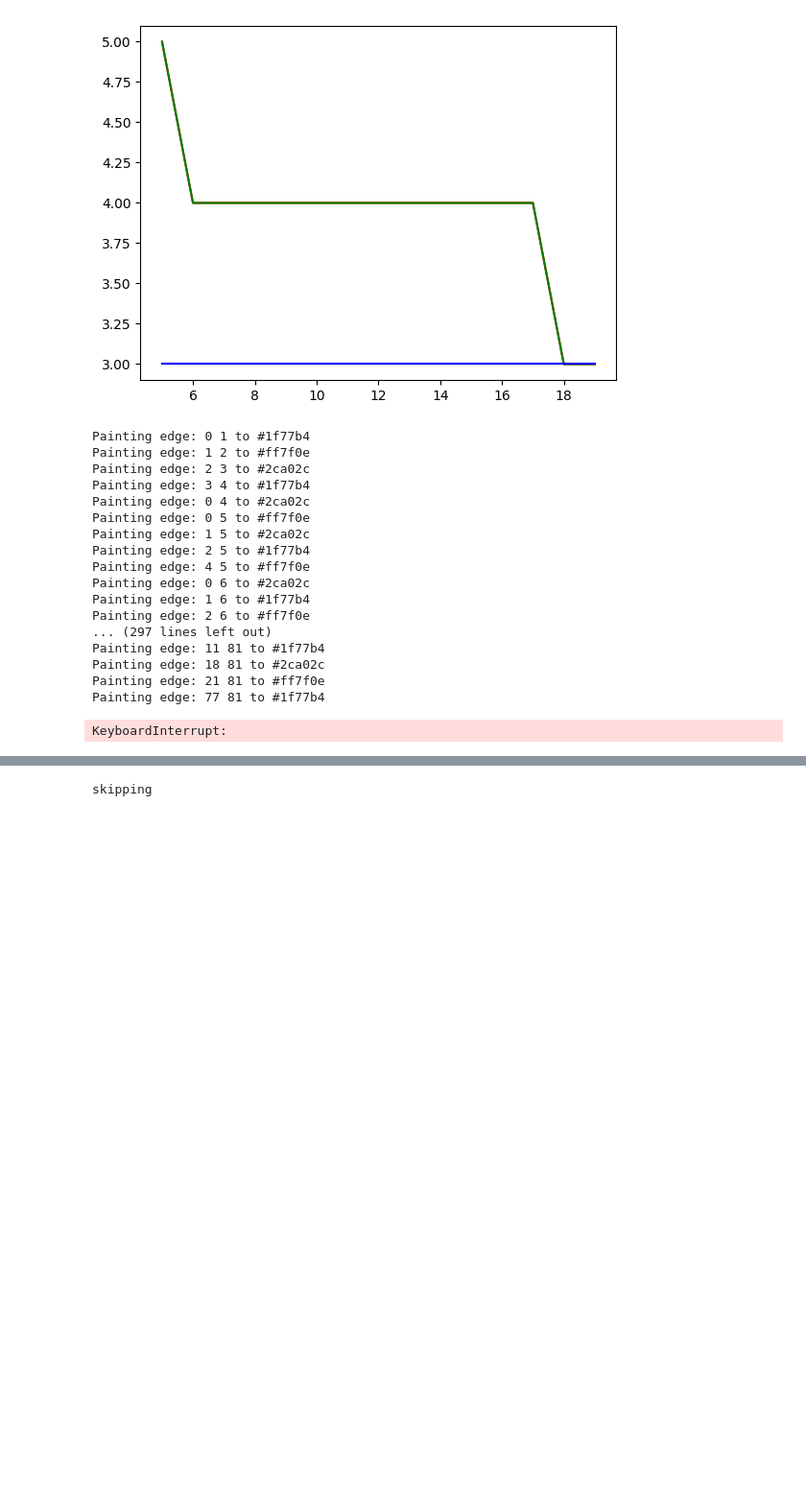
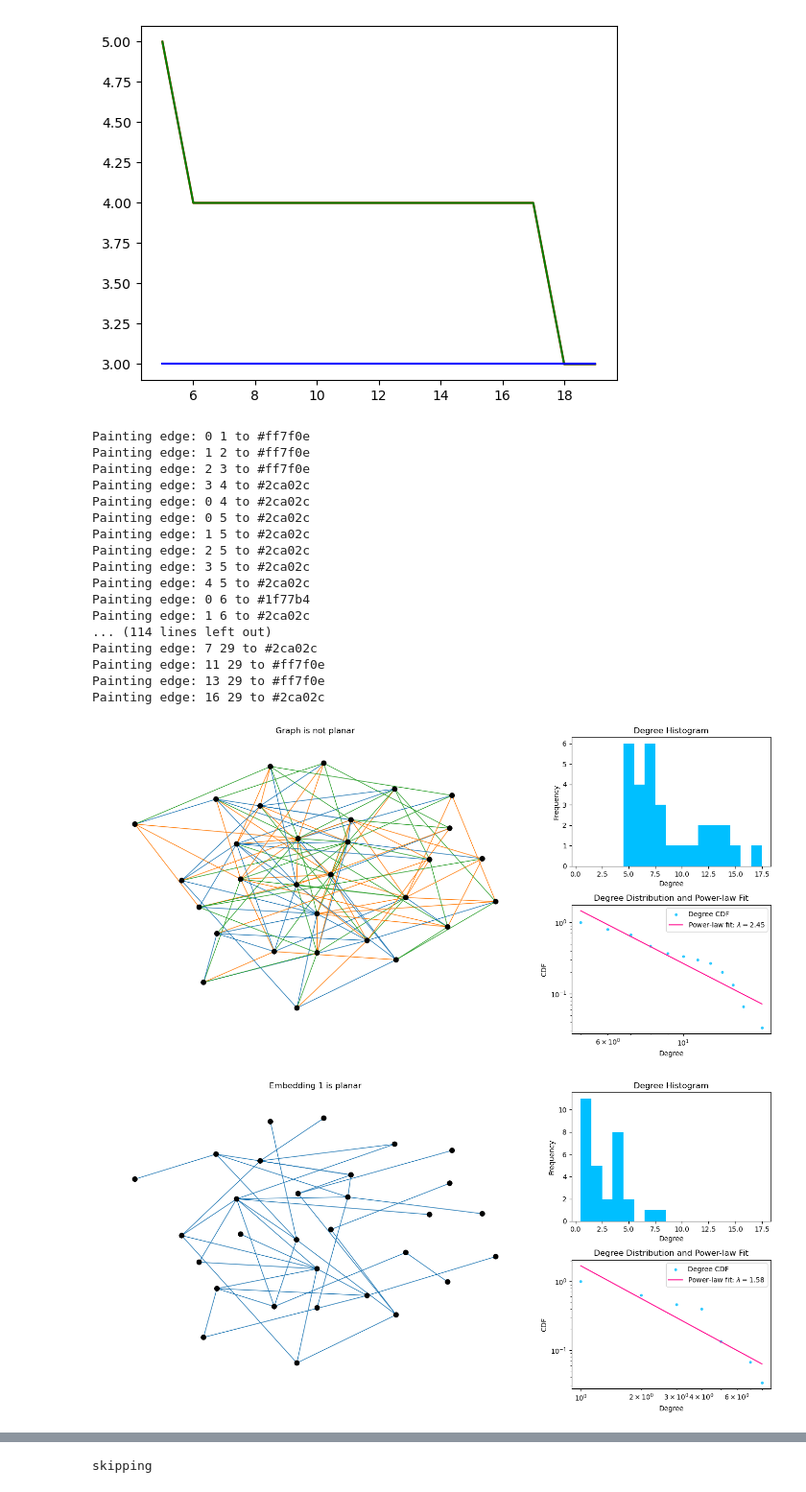
Before and after one commit to karoljanic/preferential-colouring-of-random-graphs, a Jupyter notebook: preferential-colouring-of-random-graphs.ipynb, the cells around one changed output, grey strips where cells are left out. Shown at 96% size. Saved outputs shown, nothing was run; the diff lists cells and outputs as text; code cells hidden in the pictures; blank space fills up the shorter version.

```diff
--- a/preferential-colouring-of-random-graphs.ipynb
+++ b/preferential-colouring-of-random-graphs.ipynb
@@ -248,34 +248,35 @@ def draw_graph(G: nx.Graph, only_properties = False, name: str = 'BA Graph', pos
     return pos, hist_max_deg
 # %%
 INITIAL_NODES = 5
-FINAL_NODES = 100
-EDGES_PER_NODE = 4
+FINAL_NODES = 30
+EDGES_PER_NODE = 5
 EMBEDDING_NUMBERS = 3
 
 ba, embbs = generate_graph_with_embeddings(INITIAL_NODES, FINAL_NODES, EDGES_PER_NODE, EMBEDDING_NUMBERS, 'out')
 
 planar_info = 'is planar' if nx.is_planar(ba) else 'is not planar'
 pos, hist_max_deg = draw_graph(ba, False, 'Graph ' + planar_info, None, None)
 
 for index, embb in enumerate(embbs):
     planar_info = ' is planar' if nx.is_planar(embb) else ' is not planar'
     draw_graph(embb, False, 'Embedding ' + str(index + 1) + planar_info, pos, hist_max_deg)
 # %% [output]
-Painting edge: 0 1 to #1f77b4
+Painting edge: 0 1 to #ff7f0e
 Painting edge: 1 2 to #ff7f0e
-Painting edge: 2 3 to #2ca02c
-Painting edge: 3 4 to #1f77b4
+Painting edge: 2 3 to #ff7f0e
+Painting edge: 3 4 to #2ca02c
 Painting edge: 0 4 to #2ca02c
-Painting edge: 0 5 to #ff7f0e
+Painting edge: 0 5 to #2ca02c
 Painting edge: 1 5 to #2ca02c
-Painting edge: 2 5 to #1f77b4
-Painting edge: 4 5 to #ff7f0e
-Painting edge: 0 6 to #2ca02c
-Painting edge: 1 6 to #1f77b4
-Painting edge: 2 6 to #ff7f0e
-... (297 lines left out)
-Painting edge: 11 81 to #1f77b4
-Painting edge: 18 81 to #2ca02c
-Painting edge: 21 81 to #ff7f0e
-Painting edge: 77 81 to #1f77b4
+Painting edge: 2 5 to #2ca02c
+Painting edge: 3 5 to #2ca02c
+Painting edge: 4 5 to #2ca02c
+Painting edge: 0 6 to #1f77b4
+Painting edge: 1 6 to #2ca02c
+... (114 lines left out)
+Painting edge: 7 29 to #2ca02c
+Painting edge: 11 29 to #ff7f0e
+Painting edge: 13 29 to #ff7f0e
+Painting edge: 16 29 to #2ca02c
-KeyboardInterrupt:
+[figure, added]
+[figure, added]
```
Also changed, not shown: parts of 8 cells of this notebook, 15 other files.
